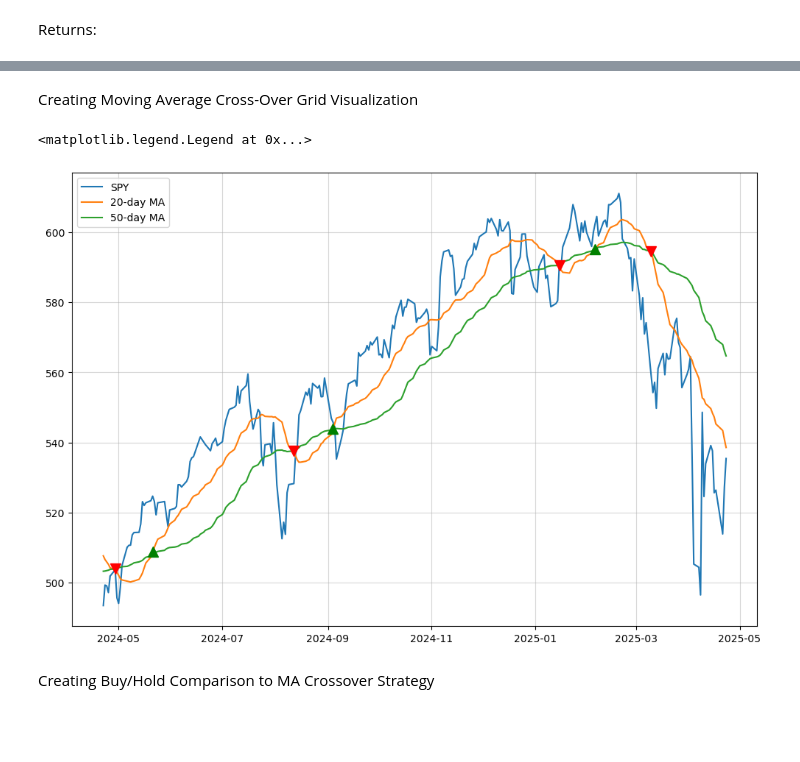
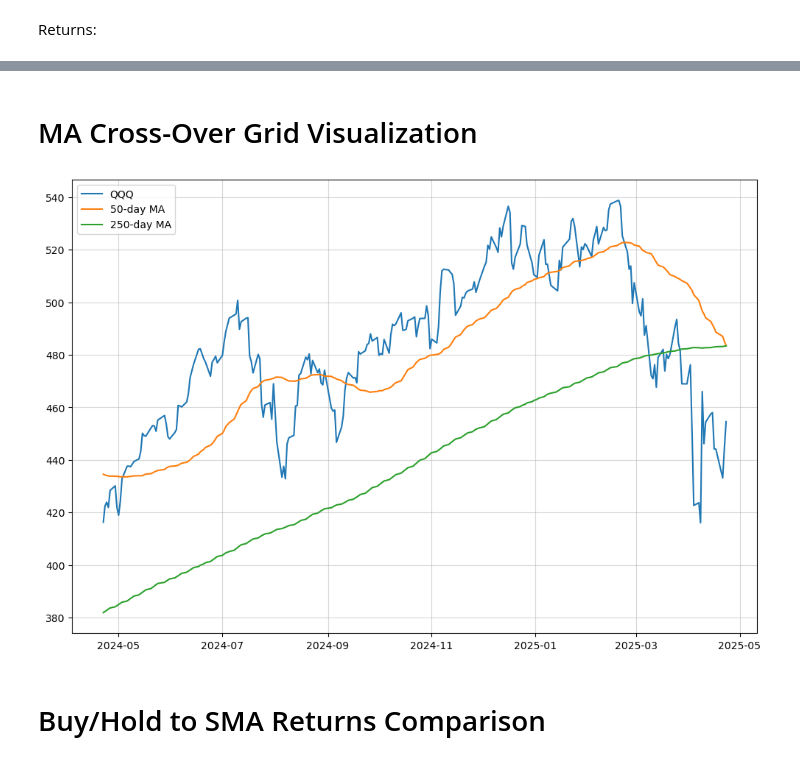
Before and after one commit to FilBillions/simple-moving-average, a Jupyter notebook: Simple_MA.ipynb, the cells around one changed output, grey strips where cells are left out. Saved outputs shown, nothing was run; the diff lists cells and outputs as text; code cells hidden in the pictures; blank space fills up the shorter version.

```diff
--- a/Simple_MA.ipynb
+++ b/Simple_MA.ipynb
@@ -11,12 +11,12 @@ from datetime import date, timedelta
 Downloading Data:
 # %%
 #all inputs
-ticker = "SPY"
+ticker = "QQQ"
 #YYYY-MM-DD
 start = "2015-04-25"
 #moving Averages, MA1 is typically smaller than MA2
-MA1 = "20"
-MA2 = "50"
+MA1 = "50"
+MA2 = "250"
 
 #model trading days input in days, standard 1Y is 252 days. Can use multiples of 252 to track years
 model_days = 252 * 1
@@ -39,9 +39,6 @@ df['Day Count'] = day_count
 
 #dropping volume column
 df.drop(columns=['Volume'], inplace = True)
-
-#ordering the table
-df = round(df[['Day Count', 'Open', 'High', 'Low', 'Close']], 2)
 # %% [markdown]
 Adding MAs:
 # %%
@@ -61,7 +58,7 @@ Returns:
 # %%
 #create returns and the model returns colummns
 # the difference between the current row ln and previous row ln gives a daily return
-df['Daily Return'] = np.log(df['Close']).diff()
+df['Daily Return'] = (np.log(df['Close']).diff()) * 100
 
 # model return, if our signal is - we are short and the daily return is negative. vice versa
 df['Model Return'] = df['Daily Return'] * df['Signal']
@@ -69,3 +66,11 @@ df['Model Return'] = df['Daily Return'] * df['Signal']
 #entry column for visualization
 df['Entry'] = df.Signal.diff()
 df.dropna(inplace=True)
+# %%
+#Cumulative Returns
+df['Cumulative Return'] = (np.exp(df['Daily Return'] / 100).cumprod() - 1) * 100
+df['Cumulative Model Return'] = (np.exp(df['Model Return'] / 100).cumprod() - 1) * 100
+
+#formatting the table
+df = round((df[['Day Count', 'Open', 'High', 'Low', 'Close', f'{MA1}-day MA', f'{MA2}-day MA', 'Daily Return', 'Cumulative Return', 'Model Return', 'Cumulative Model Return', 'Signal', 'Entry']]), 3)
+df
@@ -72,21 +92,22 @@ df.dropna(inplace=True)
 # %% [markdown]
-Creating Moving Average Cross-Over Grid Visualization
+# MA Cross-Over Grid Visualization
 # %%
+def gen_visual():
 #parameters for grid size
-plt.rcParams['figure.figsize'] = 12, 8
+    plt.rcParams['figure.figsize'] = 12, 8
 #create grid
-plt.grid(True, alpha = .5)
+    plt.grid(True, alpha = .5)
 #plot ticker closing prices and MAs, .iloc for integers
-plt.plot(df.iloc[-model_days:]['Close'], label = f'{ticker.upper()}')
-plt.plot(df.iloc[-model_days:][f'{MA1}-day MA'], label = f'{MA1}-day MA')
-plt.plot(df.iloc[-model_days:][f'{MA2}-day MA'], label = f'{MA2}-day MA')
+    plt.plot(df.iloc[-model_days:]['Close'], label = f'{ticker.upper()}')
+    plt.plot(df.iloc[-model_days:][f'{MA1}-day MA'], label = f'{MA1}-day MA')
+    plt.plot(df.iloc[-model_days:][f'{MA2}-day MA'], label = f'{MA2}-day MA')
 #plotting entry points, .loc for labels
-plt.plot(df[-model_days:].loc[df.Entry == 2].index, df[-model_days:][f'{MA1}-day MA'][df.Entry == 2], '^', color = 'g', markersize = 10)
-plt.plot(df[-model_days:].loc[df.Entry == -2].index, df[-model_days:][f'{MA2}-day MA'][df.Entry == -2], 'v', color = 'r', markersize = 10)
+    plt.plot(df[-model_days:].loc[df.Entry == 2].index, df[-model_days:][f'{MA1}-day MA'][df.Entry == 2], '^', color = 'g', markersize = 10)
+    plt.plot(df[-model_days:].loc[df.Entry == -2].index, df[-model_days:][f'{MA2}-day MA'][df.Entry == -2], 'v', color = 'r', markersize = 10)
 #plot legend
-plt.legend(loc=2)
+    plt.legend(loc=2)
+gen_visual()
 # %% [output]
-<matplotlib.legend.Legend at 0x...>
-[figure, old version]
+[figure, new version]
 # %% [markdown]
-Creating Buy/Hold Comparison to MA Crossover Strategy
+# Buy/Hold to SMA Returns Comparison
```
Also changed, not shown: parts of 6 cells of this notebook.
